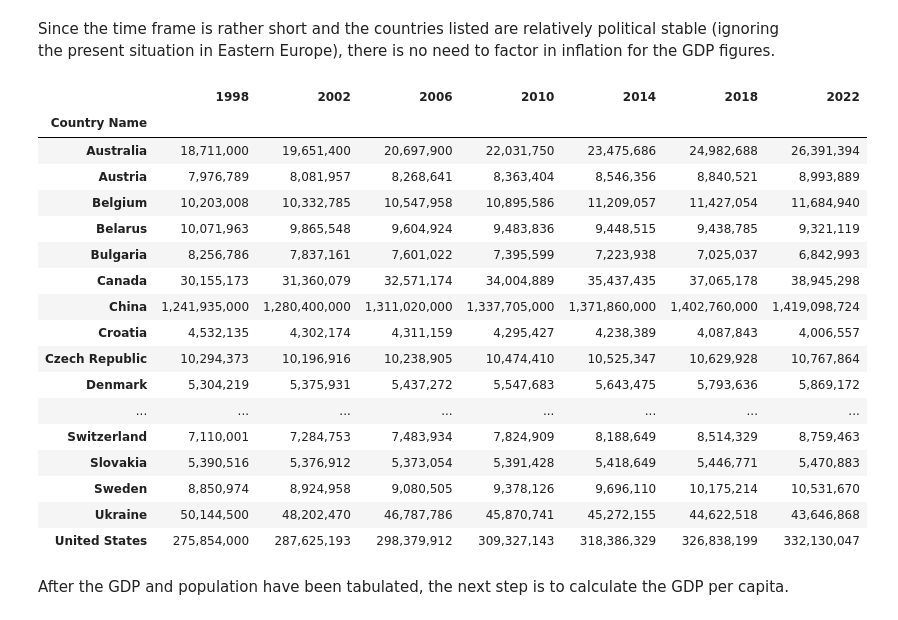
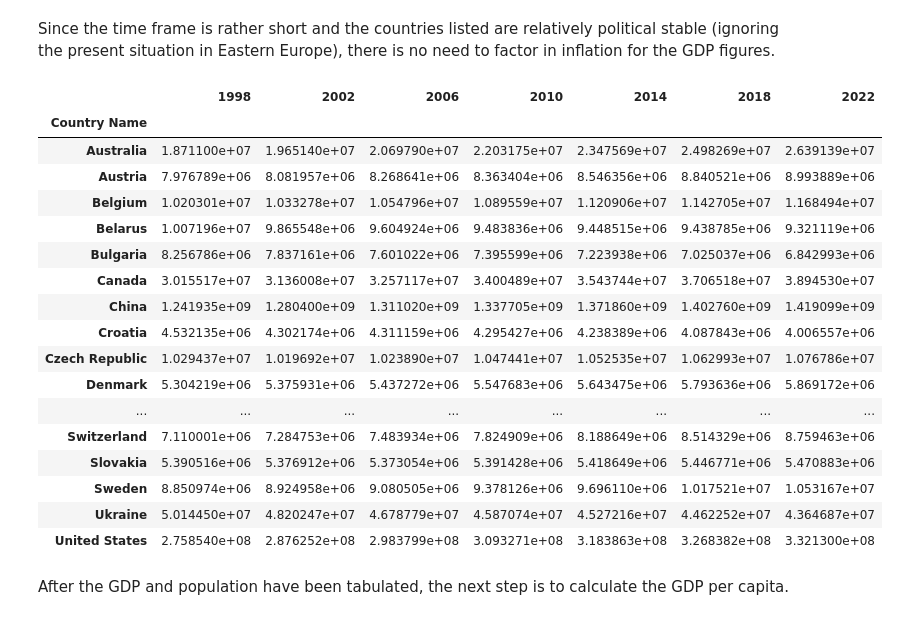
Before and after one commit to jchatterjee/nycdsa_python_project, a Jupyter notebook: JChatterjee Python Project.ipynb, the cells around one changed output. Drawn from its saved outputs; the diff is of its cells as text; code cells hidden in the pictures.

```diff
--- a/JChatterjee Python Project.ipynb
+++ b/JChatterjee Python Project.ipynb
@@ -511,27 +511,27 @@ population = population.drop(columns = '2020', axis = 1)
 # Set index to country name
 population.index = population['Country Name']
 population = population.drop(columns = ['Country Name', 'Country Code'])
-# %%
-population.style.format('{:,.0f}')
-# %% [output]
-|  | 1998 | 2002 | 2006 | 2010 | 2014 | 2018 | 2022 |
-| Country Name |  |  |  |  |  |  |  |
-| Australia | 18,711,000 | 19,651,400 | 20,697,900 | 22,031,750 | 23,475,686 | 24,982,688 | 26,391,394 |
-| Austria | 7,976,789 | 8,081,957 | 8,268,641 | 8,363,404 | 8,546,356 | 8,840,521 | 8,993,889 |
-| Belgium | 10,203,008 | 10,332,785 | 10,547,958 | 10,895,586 | 11,209,057 | 11,427,054 | 11,684,940 |
-| Belarus | 10,071,963 | 9,865,548 | 9,604,924 | 9,483,836 | 9,448,515 | 9,438,785 | 9,321,119 |
-| Bulgaria | 8,256,786 | 7,837,161 | 7,601,022 | 7,395,599 | 7,223,938 | 7,025,037 | 6,842,993 |
-| Canada | 30,155,173 | 31,360,079 | 32,571,174 | 34,004,889 | 35,437,435 | 37,065,178 | 38,945,298 |
-| China | 1,241,935,000 | 1,280,400,000 | 1,311,020,000 | 1,337,705,000 | 1,371,860,000 | 1,402,760,000 | 1,419,098,724 |
-| Croatia | 4,532,135 | 4,302,174 | 4,311,159 | 4,295,427 | 4,238,389 | 4,087,843 | 4,006,557 |
-| Czech Republic | 10,294,373 | 10,196,916 | 10,238,905 | 10,474,410 | 10,525,347 | 10,629,928 | 10,767,864 |
-| Denmark | 5,304,219 | 5,375,931 | 5,437,272 | 5,547,683 | 5,643,475 | 5,793,636 | 5,869,172 |
-| ... | ... | ... | ... | ... | ... | ... | ... |
-| Switzerland | 7,110,001 | 7,284,753 | 7,483,934 | 7,824,909 | 8,188,649 | 8,514,329 | 8,759,463 |
-| Slovakia | 5,390,516 | 5,376,912 | 5,373,054 | 5,391,428 | 5,418,649 | 5,446,771 | 5,470,883 |
-| Sweden | 8,850,974 | 8,924,958 | 9,080,505 | 9,378,126 | 9,696,110 | 10,175,214 | 10,531,670 |
-| Ukraine | 50,144,500 | 48,202,470 | 46,787,786 | 45,870,741 | 45,272,155 | 44,622,518 | 43,646,868 |
-| United States | 275,854,000 | 287,625,193 | 298,379,912 | 309,327,143 | 318,386,329 | 326,838,199 | 332,130,047 |
+# %%
+population
+# %% [output]
+|  | 1998 | 2002 | 2006 | 2010 | 2014 | 2018 | 2022 |
+| Country Name |  |  |  |  |  |  |  |
+| Australia | 1.871100e+07 | 1.965140e+07 | 2.069790e+07 | 2.203175e+07 | 2.347569e+07 | 2.498269e+07 | 2.639139e+07 |
+| Austria | 7.976789e+06 | 8.081957e+06 | 8.268641e+06 | 8.363404e+06 | 8.546356e+06 | 8.840521e+06 | 8.993889e+06 |
+| Belgium | 1.020301e+07 | 1.033278e+07 | 1.054796e+07 | 1.089559e+07 | 1.120906e+07 | 1.142705e+07 | 1.168494e+07 |
+| Belarus | 1.007196e+07 | 9.865548e+06 | 9.604924e+06 | 9.483836e+06 | 9.448515e+06 | 9.438785e+06 | 9.321119e+06 |
+| Bulgaria | 8.256786e+06 | 7.837161e+06 | 7.601022e+06 | 7.395599e+06 | 7.223938e+06 | 7.025037e+06 | 6.842993e+06 |
+| Canada | 3.015517e+07 | 3.136008e+07 | 3.257117e+07 | 3.400489e+07 | 3.543744e+07 | 3.706518e+07 | 3.894530e+07 |
+| China | 1.241935e+09 | 1.280400e+09 | 1.311020e+09 | 1.337705e+09 | 1.371860e+09 | 1.402760e+09 | 1.419099e+09 |
+| Croatia | 4.532135e+06 | 4.302174e+06 | 4.311159e+06 | 4.295427e+06 | 4.238389e+06 | 4.087843e+06 | 4.006557e+06 |
+| Czech Republic | 1.029437e+07 | 1.019692e+07 | 1.023890e+07 | 1.047441e+07 | 1.052535e+07 | 1.062993e+07 | 1.076786e+07 |
+| Denmark | 5.304219e+06 | 5.375931e+06 | 5.437272e+06 | 5.547683e+06 | 5.643475e+06 | 5.793636e+06 | 5.869172e+06 |
+| ... | ... | ... | ... | ... | ... | ... | ... |
+| Switzerland | 7.110001e+06 | 7.284753e+06 | 7.483934e+06 | 7.824909e+06 | 8.188649e+06 | 8.514329e+06 | 8.759463e+06 |
+| Slovakia | 5.390516e+06 | 5.376912e+06 | 5.373054e+06 | 5.391428e+06 | 5.418649e+06 | 5.446771e+06 | 5.470883e+06 |
+| Sweden | 8.850974e+06 | 8.924958e+06 | 9.080505e+06 | 9.378126e+06 | 9.696110e+06 | 1.017521e+07 | 1.053167e+07 |
+| Ukraine | 5.014450e+07 | 4.820247e+07 | 4.678779e+07 | 4.587074e+07 | 4.527216e+07 | 4.462252e+07 | 4.364687e+07 |
+| United States | 2.758540e+08 | 2.876252e+08 | 2.983799e+08 | 3.093271e+08 | 3.183863e+08 | 3.268382e+08 | 3.321300e+08 |
 # %% [markdown]
 After the GDP and population have been tabulated, the next step is to calculate the GDP per capita.
 # %%
```
Also changed, not shown: parts of 36 cells of this notebook, 10 other files.
